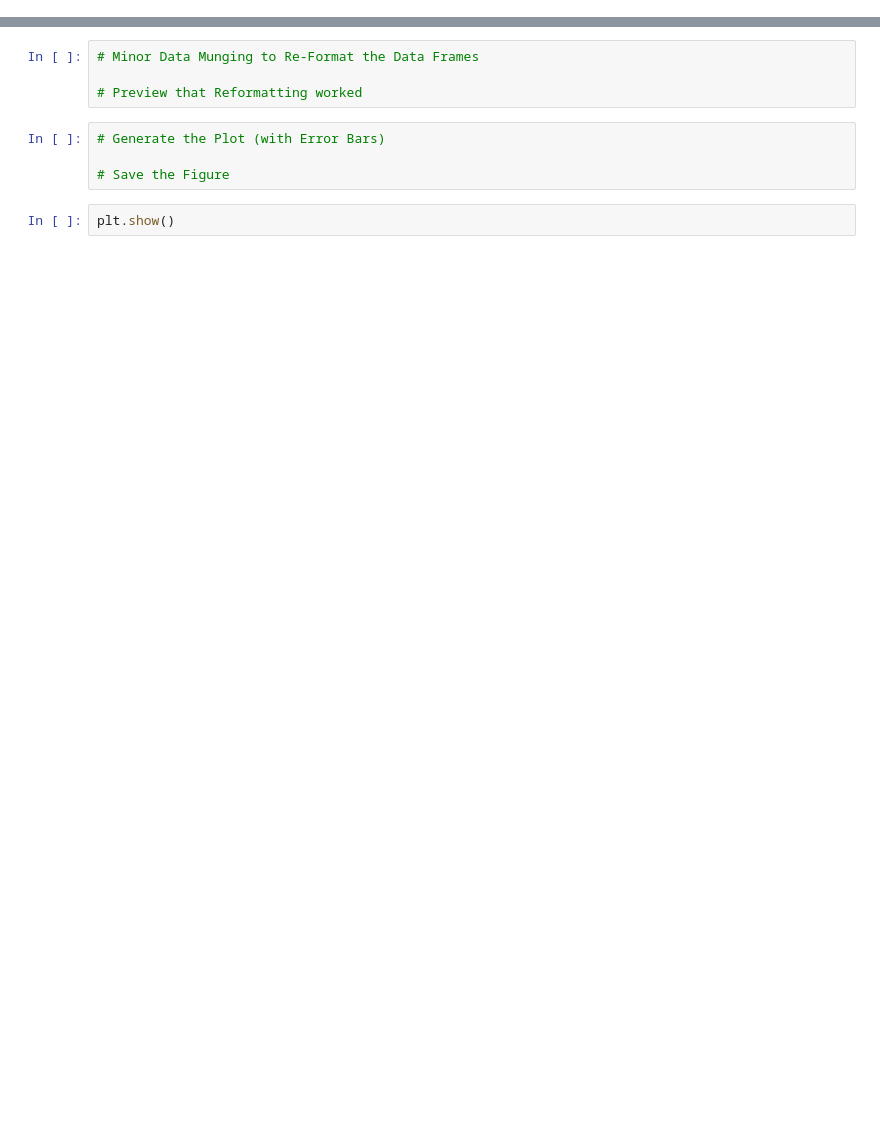
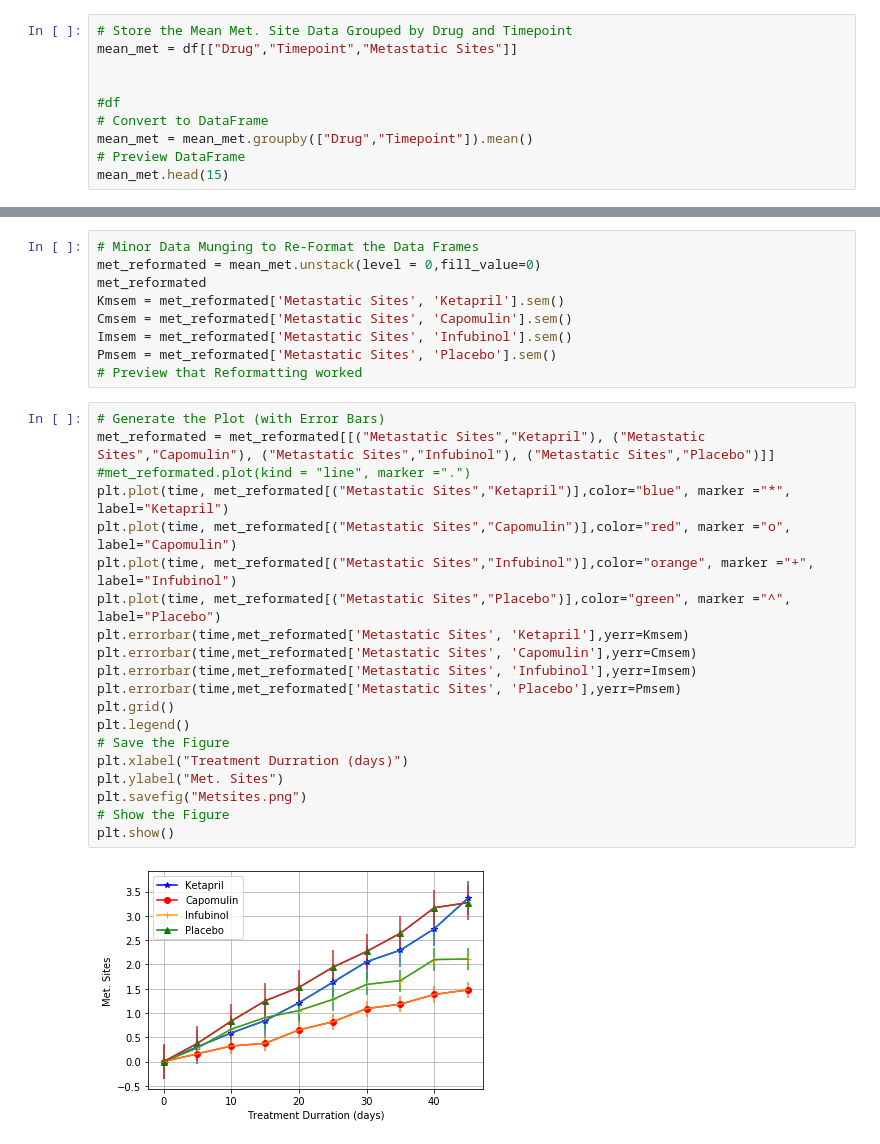
Before and after one commit to mcordray1988/matplotlib-Challenge, a Jupyter notebook: Pymaceuticals/Pymaceuticals.ipynb, the cells around one changed output, grey strips where cells are left out. Drawn from its saved outputs; the diff is of its cells as text; blank space fills up the shorter version.

```diff
--- a/Pymaceuticals/Pymaceuticals.ipynb
+++ b/Pymaceuticals/Pymaceuticals.ipynb
@@ -61,0 +135,10 @@ mean_tumor.head(15)
+# %%
+# Store the Mean Met. Site Data Grouped by Drug and Timepoint
+mean_met = df[["Drug","Timepoint","Metastatic Sites"]]
+
+
+#df
+# Convert to DataFrame
+mean_met = mean_met.groupby(["Drug","Timepoint"]).mean()
+# Preview DataFrame
+mean_met.head(15)
@@ -70,11 +172,32 @@ Tumor Volume (mm3)    0.898067
 dtype: float64
 # %%
 # Minor Data Munging to Re-Format the Data Frames
-
+met_reformated = mean_met.unstack(level = 0,fill_value=0)
+met_reformated
+Kmsem = met_reformated['Metastatic Sites', 'Ketapril'].sem()
+Cmsem = met_reformated['Metastatic Sites', 'Capomulin'].sem()
+Imsem = met_reformated['Metastatic Sites', 'Infubinol'].sem()
+Pmsem = met_reformated['Metastatic Sites', 'Placebo'].sem()
 # Preview that Reformatting worked
-# %%
-# Generate the Plot (with Error Bars)
-
-# Save the Figure
-# %%
-plt.show()
+# %%
+# Generate the Plot (with Error Bars)
+met_reformated = met_reformated[[("Metastatic Sites","Ketapril"), ("Metastatic Sites","Capomulin"), ("Metastatic Sites","Infubinol"), ("Metastatic Sites","Placebo")]]
+#met_reformated.plot(kind = "line", marker =".")
+plt.plot(time, met_reformated[("Metastatic Sites","Ketapril")],color="blue", marker ="*", label="Ketapril")
+plt.plot(time, met_reformated[("Metastatic Sites","Capomulin")],color="red", marker ="o", label="Capomulin")
+plt.plot(time, met_reformated[("Metastatic Sites","Infubinol")],color="orange", marker ="+", label="Infubinol")
+plt.plot(time, met_reformated[("Metastatic Sites","Placebo")],color="green", marker ="^", label="Placebo")
+plt.errorbar(time,met_reformated['Metastatic Sites', 'Ketapril'],yerr=Kmsem)
+plt.errorbar(time,met_reformated['Metastatic Sites', 'Capomulin'],yerr=Cmsem)
+plt.errorbar(time,met_reformated['Metastatic Sites', 'Infubinol'],yerr=Imsem)
+plt.errorbar(time,met_reformated['Metastatic Sites', 'Placebo'],yerr=Pmsem)
+plt.grid()
+plt.legend()
+# Save the Figure
+plt.xlabel("Treatment Durration (days)")
+plt.ylabel("Met. Sites")
+plt.savefig("Metsites.png")
+# Show the Figure
+plt.show()
+# %% [output]
+[figure, added]
```
Also changed, not shown: parts of 15 cells of this notebook.
